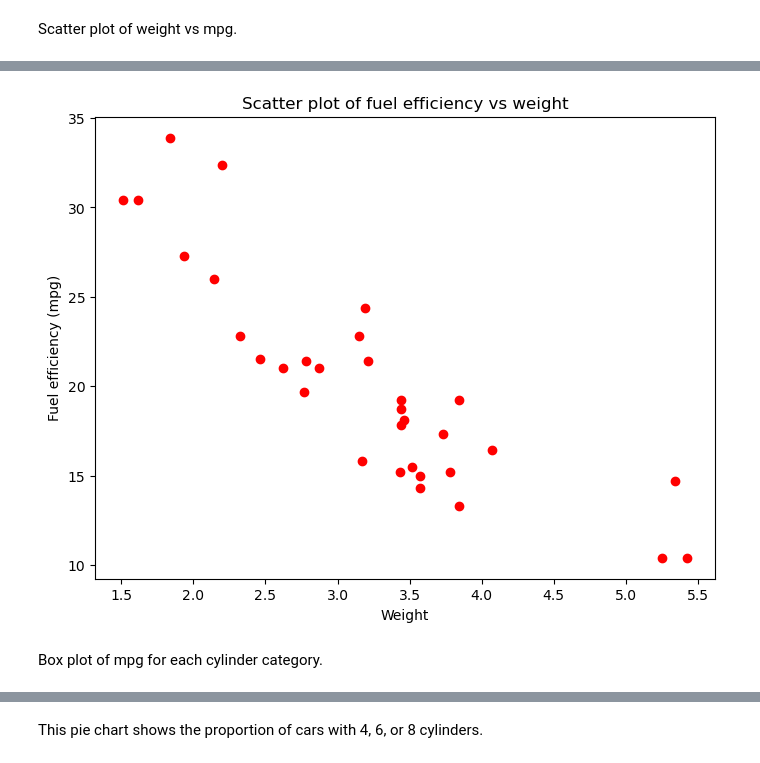
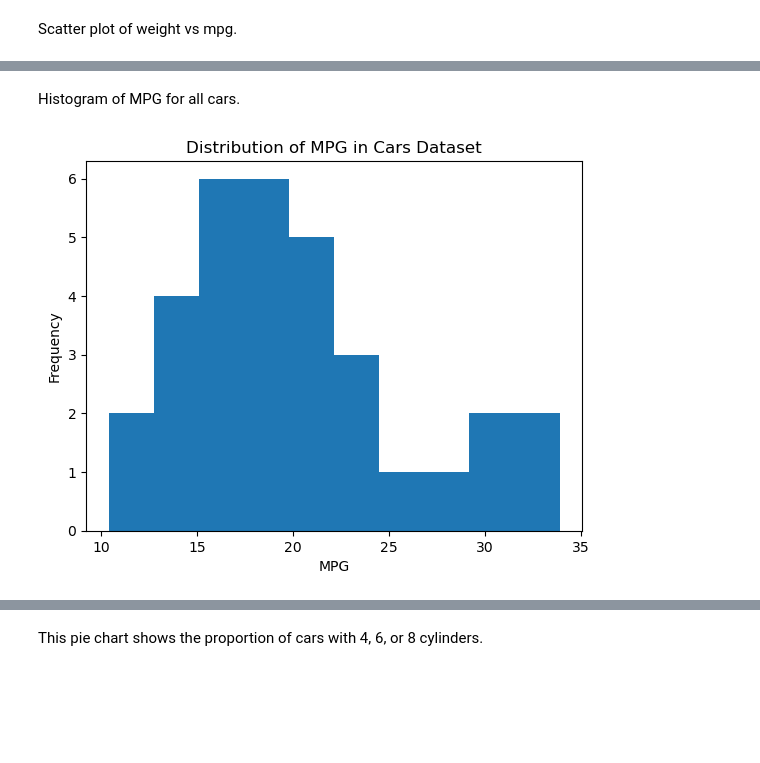
Before and after one commit to adarshinaganti/sem2, a Jupyter notebook: dav/Week7.ipynb, the cells around one changed output, grey strips where cells are left out. Saved outputs shown, nothing was run; the diff lists cells and outputs as text; code cells hidden in the pictures; blank space fills up the shorter version.

```diff
--- a/dav/Week7.ipynb
+++ b/dav/Week7.ipynb
@@ -49,12 +74,11 @@ Scatter plot of weight vs mpg.
+# %% [markdown]
+Histogram of MPG for all cars.
 # %%
-plt.figure(figsize=(8, 6))
-plt.scatter(df['wt'], df['mpg'], color='red')
+plt.hist(df['mpg'])
+plt.title("Distribution of MPG in Cars Dataset")
+plt.xlabel('MPG')
+plt.ylabel('Frequency')
 
-plt.title('Scatter plot of fuel efficiency vs weight')
-plt.xlabel('Weight')
-plt.ylabel('Fuel efficiency (mpg)')
 plt.show()
 # %% [output]
-[figure, old version]
+[figure, new version]
-# %% [markdown]
-Box plot of mpg for each cylinder category.
```
Also changed, not shown: parts of 65 cells of this notebook, 1 other file.
